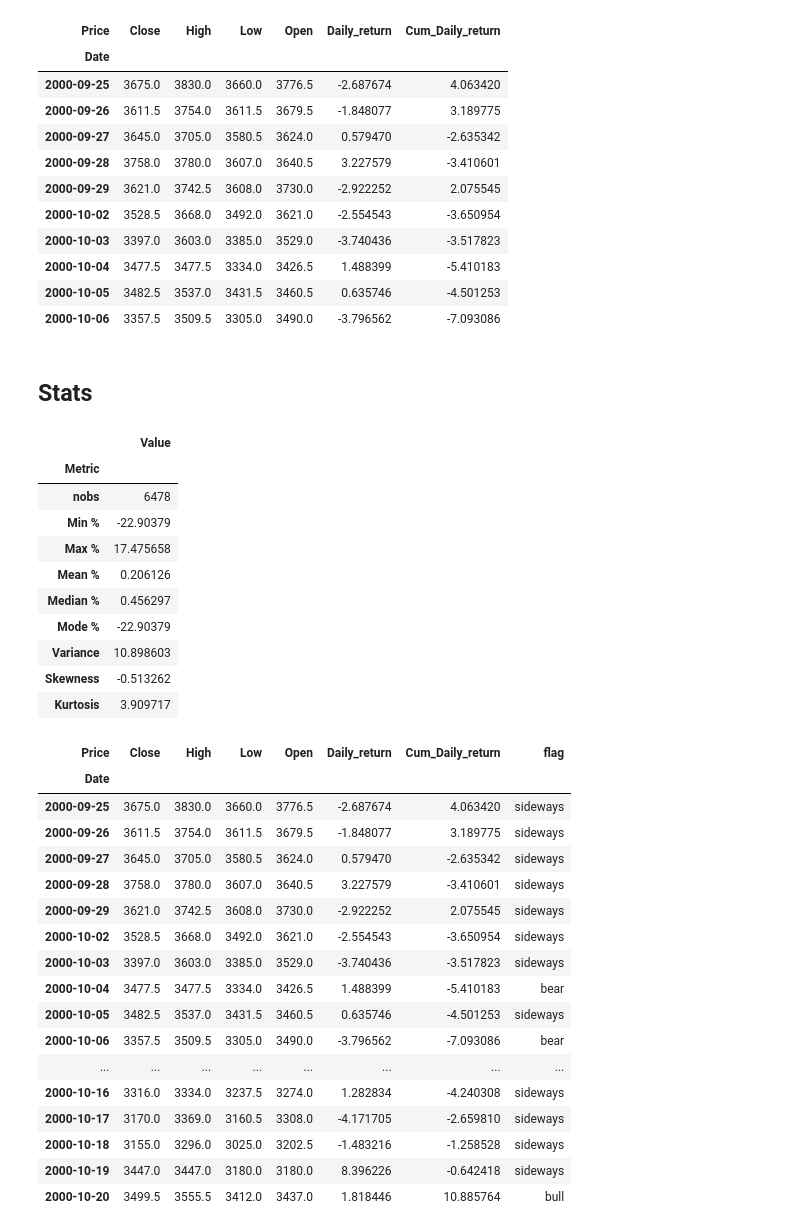
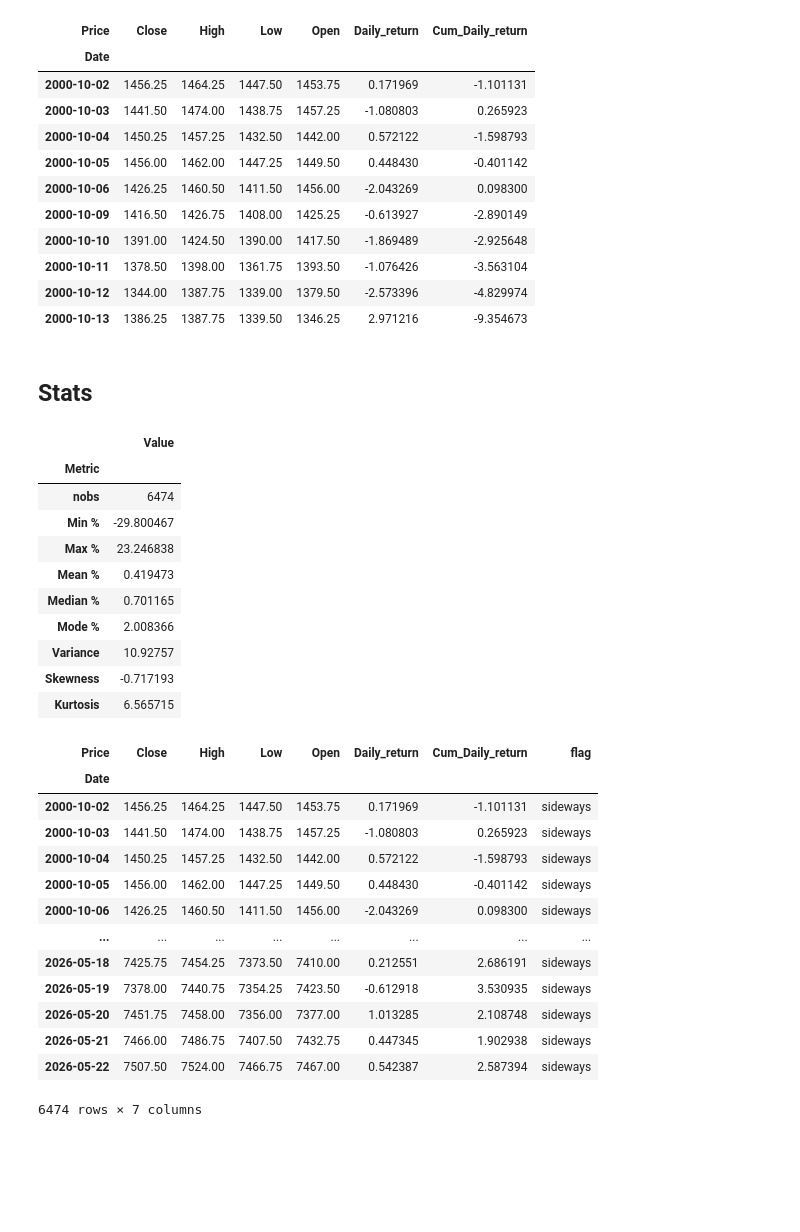
Before and after one commit to mod7ex/algo-strategies, a Jupyter notebook: markov-chain/index.ipynb, the cells around one changed output. Drawn from its saved outputs; the diff is of its cells as text; code cells hidden in the pictures; blank space fills up the shorter version.

```diff
--- a/markov-chain/index.ipynb
+++ b/markov-chain/index.ipynb
@@ -13,5 +15,5 @@ import plotly.express as px
 # %%
-symbol = "NQ=F"
+symbol = "ES=F"
 df = yf.download(symbol, period="max", interval="1D")
 
 df.drop(columns=["Volume"], inplace=True)
@@ -43,5 +45,5 @@ df.tail()
 # %%
-N = 5
+N = 10
 
 df["Cum_Daily_return"] = (
     df["Daily_return"]
@@ -56,16 +58,16 @@ df.head(10)
 # %% [output]
 | Price | Close | High | Low | Open | Daily_return | Cum_Daily_return |
 | Date |  |  |  |  |  |  |
-| 2000-09-25 | 3675.0 | 3830.0 | 3660.0 | 3776.5 | -2.687674 | 4.063420 |
-| 2000-09-26 | 3611.5 | 3754.0 | 3611.5 | 3679.5 | -1.848077 | 3.189775 |
-| 2000-09-27 | 3645.0 | 3705.0 | 3580.5 | 3624.0 | 0.579470 | -2.635342 |
-| 2000-09-28 | 3758.0 | 3780.0 | 3607.0 | 3640.5 | 3.227579 | -3.410601 |
-| 2000-09-29 | 3621.0 | 3742.5 | 3608.0 | 3730.0 | -2.922252 | 2.075545 |
-| 2000-10-02 | 3528.5 | 3668.0 | 3492.0 | 3621.0 | -2.554543 | -3.650954 |
-| 2000-10-03 | 3397.0 | 3603.0 | 3385.0 | 3529.0 | -3.740436 | -3.517823 |
-| 2000-10-04 | 3477.5 | 3477.5 | 3334.0 | 3426.5 | 1.488399 | -5.410183 |
-| 2000-10-05 | 3482.5 | 3537.0 | 3431.5 | 3460.5 | 0.635746 | -4.501253 |
-| 2000-10-06 | 3357.5 | 3509.5 | 3305.0 | 3490.0 | -3.796562 | -7.093086 |
+| 2000-10-02 | 1456.25 | 1464.25 | 1447.50 | 1453.75 | 0.171969 | -1.101131 |
+| 2000-10-03 | 1441.50 | 1474.00 | 1438.75 | 1457.25 | -1.080803 | 0.265923 |
+| 2000-10-04 | 1450.25 | 1457.25 | 1432.50 | 1442.00 | 0.572122 | -1.598793 |
+| 2000-10-05 | 1456.00 | 1462.00 | 1447.25 | 1449.50 | 0.448430 | -0.401142 |
+| 2000-10-06 | 1426.25 | 1460.50 | 1411.50 | 1456.00 | -2.043269 | 0.098300 |
+| 2000-10-09 | 1416.50 | 1426.75 | 1408.00 | 1425.25 | -0.613927 | -2.890149 |
+| 2000-10-10 | 1391.00 | 1424.50 | 1390.00 | 1417.50 | -1.869489 | -2.925648 |
+| 2000-10-11 | 1378.50 | 1398.00 | 1361.75 | 1393.50 | -1.076426 | -3.563104 |
+| 2000-10-12 | 1344.00 | 1387.75 | 1339.00 | 1379.50 | -2.573396 | -4.829974 |
+| 2000-10-13 | 1386.25 | 1387.75 | 1339.50 | 1346.25 | 2.971216 | -9.354673 |
 # %%
 plot_df_chart(
     df["Cum_Daily_return"],
@@ -84,44 +86,40 @@ df_stats
 # %% [output]
 |  | Value |
 | Metric |  |
-| nobs | 6478 |
-| Min % | -22.90379 |
-| Max % | 17.475658 |
-| Mean % | 0.206126 |
-| Median % | 0.456297 |
-| Mode % | -22.90379 |
-| Variance | 10.898603 |
-| Skewness | -0.513262 |
-| Kurtosis | 3.909717 |
+| nobs | 6474 |
+| Min % | -29.800467 |
+| Max % | 23.246838 |
+| Mean % | 0.419473 |
+| Median % | 0.701165 |
+| Mode % | 2.008366 |
+| Variance | 10.92757 |
+| Skewness | -0.717193 |
+| Kurtosis | 6.565715 |
 # %%
 x = 5
 
 conditions = [
     df["Cum_Daily_return"] < -x,
     df["Cum_Daily_return"] > x
 ]
 
 choices = ["bear", "bull"]
 
 df["flag"] = np.select(conditions, choices, default="sideways")
 
-df.head(20)
+df
 # %% [output]
 | Price | Close | High | Low | Open | Daily_return | Cum_Daily_return | flag |
 | Date |  |  |  |  |  |  |  |
-| 2000-09-25 | 3675.0 | 3830.0 | 3660.0 | 3776.5 | -2.687674 | 4.063420 | sideways |
-| 2000-09-26 | 3611.5 | 3754.0 | 3611.5 | 3679.5 | -1.848077 | 3.189775 | sideways |
-| 2000-09-27 | 3645.0 | 3705.0 | 3580.5 | 3624.0 | 0.579470 | -2.635342 | sideways |
-| 2000-09-28 | 3758.0 | 3780.0 | 3607.0 | 3640.5 | 3.227579 | -3.410601 | sideways |
-| 2000-09-29 | 3621.0 | 3742.5 | 3608.0 | 3730.0 | -2.922252 | 2.075545 | sideways |
-| 2000-10-02 | 3528.5 | 3668.0 | 3492.0 | 3621.0 | -2.554543 | -3.650954 | sideways |
-| 2000-10-03 | 3397.0 | 3603.0 | 3385.0 | 3529.0 | -3.740436 | -3.517823 | sideways |
-| 2000-10-04 | 3477.5 | 3477.5 | 3334.0 | 3426.5 | 1.488399 | -5.410183 | bear |
-| 2000-10-05 | 3482.5 | 3537.0 | 3431.5 | 3460.5 | 0.635746 | -4.501253 | sideways |
-| 2000-10-06 | 3357.5 | 3509.5 | 3305.0 | 3490.0 | -3.796562 | -7.093086 | bear |
+| 2000-10-02 | 1456.25 | 1464.25 | 1447.50 | 1453.75 | 0.171969 | -1.101131 | sideways |
+| 2000-10-03 | 1441.50 | 1474.00 | 1438.75 | 1457.25 | -1.080803 | 0.265923 | sideways |
+| 2000-10-04 | 1450.25 | 1457.25 | 1432.50 | 1442.00 | 0.572122 | -1.598793 | sideways |
+| 2000-10-05 | 1456.00 | 1462.00 | 1447.25 | 1449.50 | 0.448430 | -0.401142 | sideways |
+| 2000-10-06 | 1426.25 | 1460.50 | 1411.50 | 1456.00 | -2.043269 | 0.098300 | sideways |
 | ... | ... | ... | ... | ... | ... | ... | ... |
-| 2000-10-16 | 3316.0 | 3334.0 | 3237.5 | 3274.0 | 1.282834 | -4.240308 | sideways |
-| 2000-10-17 | 3170.0 | 3369.0 | 3160.5 | 3308.0 | -4.171705 | -2.659810 | sideways |
-| 2000-10-18 | 3155.0 | 3296.0 | 3025.0 | 3202.5 | -1.483216 | -1.258528 | sideways |
-| 2000-10-19 | 3447.0 | 3447.0 | 3180.0 | 3180.0 | 8.396226 | -0.642418 | sideways |
-| 2000-10-20 | 3499.5 | 3555.5 | 3412.0 | 3437.0 | 1.818446 | 10.885764 | bull |
+| 2026-05-18 | 7425.75 | 7454.25 | 7373.50 | 7410.00 | 0.212551 | 2.686191 | sideways |
+| 2026-05-19 | 7378.00 | 7440.75 | 7354.25 | 7423.50 | -0.612918 | 3.530935 | sideways |
+| 2026-05-20 | 7451.75 | 7458.00 | 7356.00 | 7377.00 | 1.013285 | 2.108748 | sideways |
+| 2026-05-21 | 7466.00 | 7486.75 | 7407.50 | 7432.75 | 0.447345 | 1.902938 | sideways |
+| 2026-05-22 | 7507.50 | 7524.00 | 7466.75 | 7467.00 | 0.542387 | 2.587394 | sideways |
+6474 rows × 7 columns
```
Also changed, not shown: parts of 4 cells of this notebook, 1 other file.
